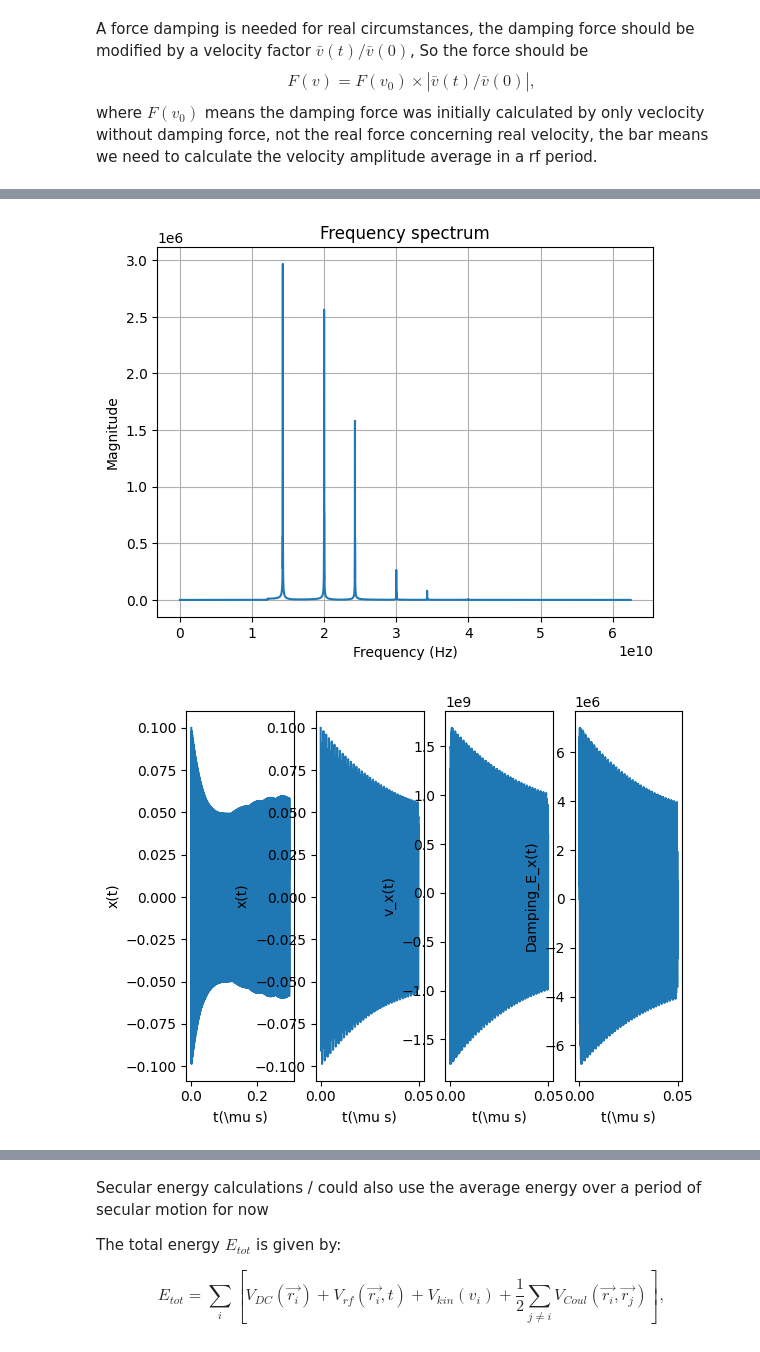
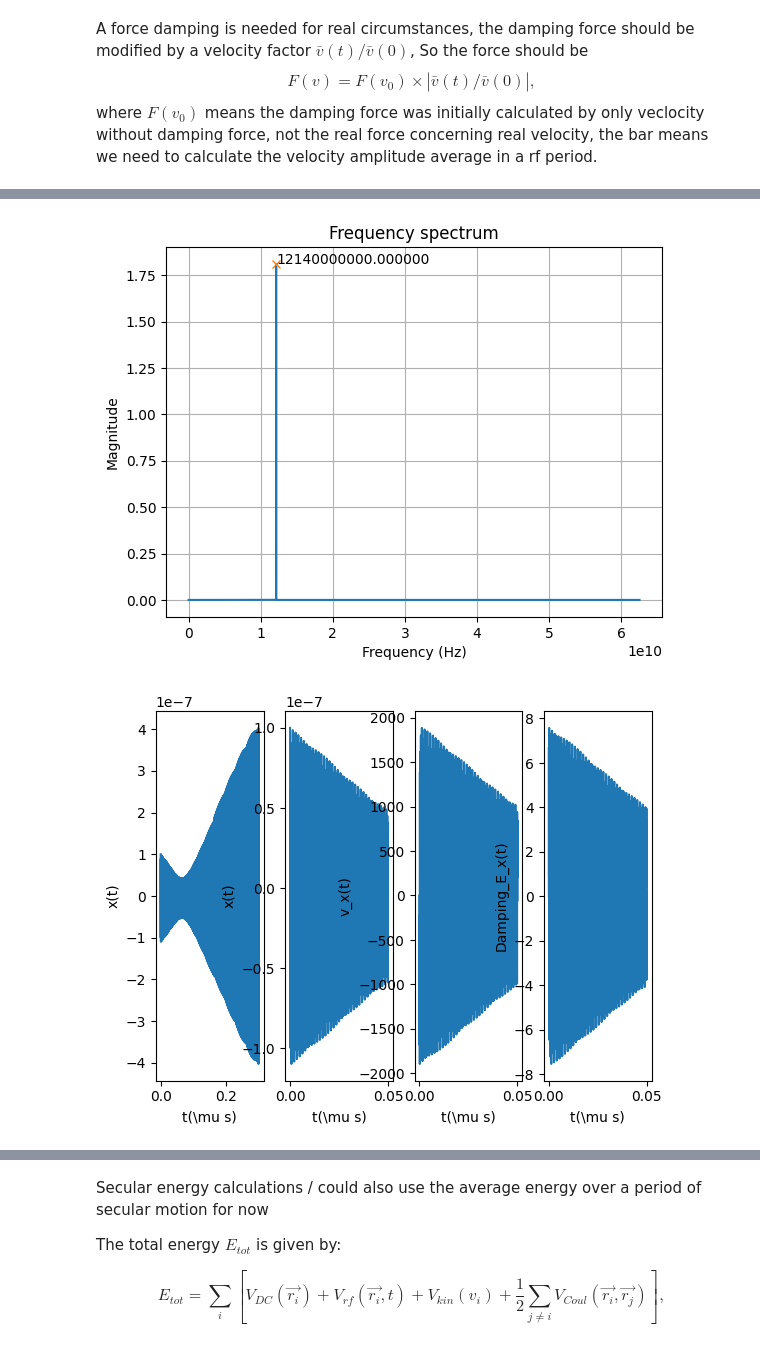
Before and after one commit to yuqian15/electron_micromotion_cooling, a Jupyter notebook: Electron-QIP.ipynb, the cells around one changed output, grey strips where cells are left out. Saved outputs shown, nothing was run; the diff lists cells and outputs as text; code cells hidden in the pictures.

```diff
--- a/Electron-QIP.ipynb
+++ b/Electron-QIP.ipynb
@@ -40,6 +40,7 @@ r0 = 0.01 # 0.01 m
 # Here are the tank circuit
 Rp = 1e9
 Q = 2000
+#fres = 1000e7 convlution
 fres = 1214e7
 
 kB = 1.380649e-23 # Boltzman constant, given by Wikipedia
@@ -53,9 +54,12 @@ N = int(T/dt)
 
 t_eval = np.linspace(0, T, N)
 
+N_segment = 20
+t_segment = T / 20
+
 # Motion initialization
 
-x0, y0, z0, vx0, vy0, vz0 = 0.1, 0.1, 0.1, 0., 0., 0.
+x0, y0, z0, vx0, vy0, vz0 = 0.1e-6, 0.1e-6, 0.1e-6, 0., 0., 0.
 Vec0 = x0, y0, z0, vx0, vy0, vz0
 
 # Iteration Steps
@@ -288,7 +296,7 @@ DampingFactor_list = []
 # Calculate the damping force coefficient
 def DampingFactor(Vec, t):
     x, y, z, vx, vy, vz = Vec
-
+    '''
     vx_Nsec.pop(0)
     vy_Nsec.pop(0)
     vz_Nsec.pop(0)
@@ -300,22 +308,25 @@ def DampingFactor(Vec, t):
     vz_Ampl = sum(abs(ele) for ele in vz_Nsec) / Nsec
     DampingFactor_list.append(np.sqrt(vx_Ampl ** 2 / vx_init_Ampl ** 2 + vy_Ampl ** 2 / vy_init_Ampl ** 2 + vz_Ampl ** 2 / vz_init_Ampl ** 2))
     return vx_Ampl / vx_init_Ampl, vy_Ampl / vy_init_Ampl, vz_Ampl / vz_init_Ampl
-
+    '''
     #DampingFactor_list.append(np.sqrt(vx ** 2 / vx_init_Ampl ** 2 + vy ** 2 / vy_init_Ampl ** 2 + vz ** 2 / vz_init_Ampl ** 2))
     #return np.sqrt(vx ** 2 / vx_init_Ampl ** 2 + vy ** 2 / vy_init_Ampl ** 2 + vz ** 2 / vz_init_Ampl ** 2)
+    return 1.,1.,1.
+# Calculate the Damping force generated by tank circuit
 
-# Calculate the Damping force generated by tank circuit
 
 def DampingForce(Vec, t):
     posi = int(t/dt) - 1
     DampingFactorx, DampingFactory, DampingFactorz = DampingFactor(Vec, t)
-    return DampingFactorx * Damping_Ex[posi], 0., 0.
+    #return DampingFactorx * Damping_Ex[posi], 0., 0.
+    return DampingFactorx * Damping_Ex_temp[posi], 0., 0.
+
 
 #Calculate the JN noise of the circuit
 def JNNoise(Vec, t):
     posi = int(t/dt) - 1
-    return JNNoise_Ex[posi], JNNoise_Ey[posi], JNNoise_Ez[posi]
-    #return 0., 0., 0.
+    #return JNNoise_Ex[posi], 0., 0.
+    return 0., 0., 0.
 
 # Calculate motional deviation according to Edc and Erf
 def DevMotion(t, Vec):
@@ -353,8 +364,8 @@ Chang Woo Kim, et. al Analog Quantum Simulation of the Dynamics of Open Quantum
 
 Rezf = Rp / (1 + Q ** 2 * (tf / fres - fres / tf) ** 2)
 
-Damping_Exf = q / deff ** 2 * np.convolve(vxf_init, Rezf)
-#Damping_Exf = q / deff ** 2 * np.multiply(vxf_init, Rezf)
+#Damping_Exf = q / deff ** 2 * np.convolve(vxf_init, Rezf)
+Damping_Exf = q / deff ** 2 * np.multiply(vxf_init, Rezf)
 Damping_Ex_t = np.array(ifft(Damping_Exf))
 Damping_Ex = list(Damping_Ex_t.real)
 # An additional general -1 should be added, because this is damping force
@@ -365,11 +376,12 @@ Damping_Ex =[ -1 * a for a in Damping_Ex]
 U_rms = np.sqrt(4 * kB * Temperature * Rp * fres / Q)
 
 # Considering Non-Markovian JN-noise, there is a correlation time -> correlation number in the list
-Ncorr = int(1 / fres / dt) # 1 / fres is the correlation time, so /dt brings Ncorr
+Ncorr = int(1 / fres * Q / dt) # 1 / fres is the correlation time, so /dt brings Ncorr
+#Ncorr = 1
+JNNoise_Ex = 1 / deff * np.random.normal(0, U_rms, int(N/Ncorr) + 1)
+JNNoise_Ey = 1 / deff * np.random.normal(0, U_rms, int(N/Ncorr) + 1)
+JNNoise_Ez = 1 / deff * np.random.normal(0, U_rms, int(N/Ncorr) + 1)
 
-JNNoise_Ex = 1 / q * np.random.normal(0, U_rms, N)
-JNNoise_Ey = 1 / q * np.random.normal(0, U_rms, N)
-JNNoise_Ez = 1 / q * np.random.normal(0, U_rms, N)
 
 JNNoise_Ex = np.repeat(JNNoise_Ex, Ncorr)[: N]
 JNNoise_Ey = np.repeat(JNNoise_Ey, Ncorr)[: N]
@@ -411,51 +469,73 @@ Cutoff_Temp = 8
 
 ttf = ttf[Front_Temp:Front_Temp + (ttf.size//Cutoff_Temp)]
 N_Damping_Exf = N_Damping_Exf[Front_Temp : Front_Temp +len(N_Damping_Exf)//Cutoff_Temp]
+
+# use find_peaks to get all the peaks
+peaks, _ = find_peaks(N_Damping_Exf, height=0)
+
+
+# we only need the three largest peaks, therefore we find a border and find peaks again
+temp = N_Damping_Exf[peaks]
+temp.sort()
+temp = temp[::-1]
+#border = ( temp[2] + temp[3])/2
+border = 1
+
+peaks, _ = find_peaks(N_Damping_Exf, height= border)
+
+#print("The location of the three largest peaks is {}, {}, {} Hz".format(tf[peaks[0]], tf[peaks[1]], tf[peaks[2]]))
+
+# Plot the result
 plt.plot(ttf, N_Damping_Exf)
+plt.plot(ttf[peaks], N_Damping_Exf[peaks], "x")
+
+for i in range(0,1):
+    plt.text(ttf[peaks[i]], N_Damping_Exf[peaks[i]], "%f" % ttf[peaks[i]])
+
 plt.xlabel('Frequency (Hz)')
 plt.ylabel('Magnitude')
 plt.title('Frequency spectrum')
 plt.grid()
 plt.show()
 # %% [output]
-[figure, old version]
+[figure, new version]
 # %%
 # Plot the x-axis motion
 fig1, ax = plt.subplots(1,4)
 
 # Plot the data on the axes
-ax[0].plot(t_damp*1e6, x_damp)
+ax[0].plot(t_eval[:len(x_damp)]*1e6, x_damp)
 
 # Add labels to the axes
 ax[0].set_xlabel('t(\mu s)')
 ax[0].set_ylabel('x(t)')
 
 Zoomnum = int(50e-9/dt)
 # Plot the data on the axes
-ax[1].plot(t_damp[:Zoomnum]*1e6, x_damp[:Zoomnum])
+ax[1].plot(t_eval[:Zoomnum]*1e6, x_damp[:Zoomnum])
 
 # Add labels to the axes
 ax[1].set_xlabel('t(\mu s)')
 ax[1].set_ylabel('x(t)')
 
 # Plot the velocity
-ax[2].plot(t_damp[:Zoomnum] * 1e6, vx_damp[: Zoomnum])
+ax[2].plot(t_eval[:Zoomnum] * 1e6, vx_damp[: Zoomnum])
 
 # Add labels to the axes
 ax[2].set_xlabel('t(\mu s)')
 ax[2].set_ylabel('v_x(t)')
 
 # Plot the damping force
 Damping_Ex = - q / deff ** 2 * vx_damp * Rp
-ax[3].plot(t_damp[:Zoomnum] * 1e6, Damping_Ex[: Zoomnum])
+ax[3].plot(t_eval[:Zoomnum] * 1e6, Damping_Ex[: Zoomnum])
 
 # Add labels to the axes
 ax[3].set_xlabel('t(\mu s)')
 ax[3].set_ylabel('Damping_E_x(t)')
 # Show the plot
 plt.show()
 # %% [output]
-[figure, old version]
+[figure, new version]
 # %%
 # Plot the x-axis motion
 fig1, ax = plt.subplots(1,2)
```
Also changed, not shown: parts of 10 cells of this notebook.
